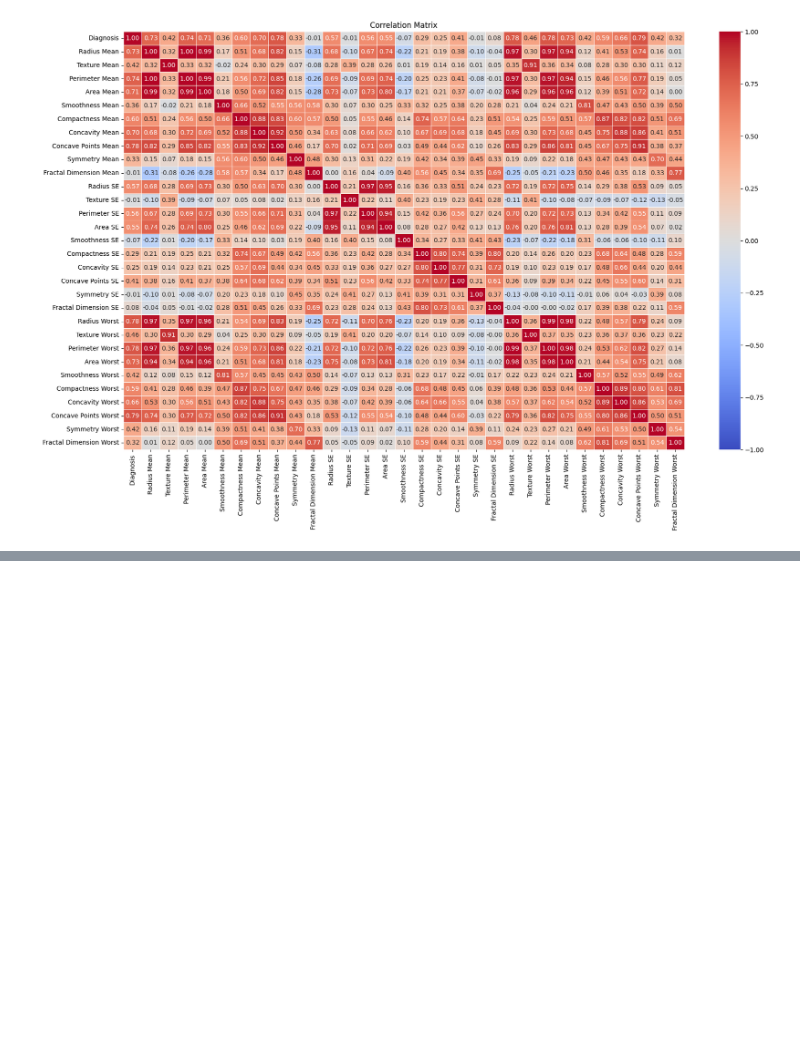
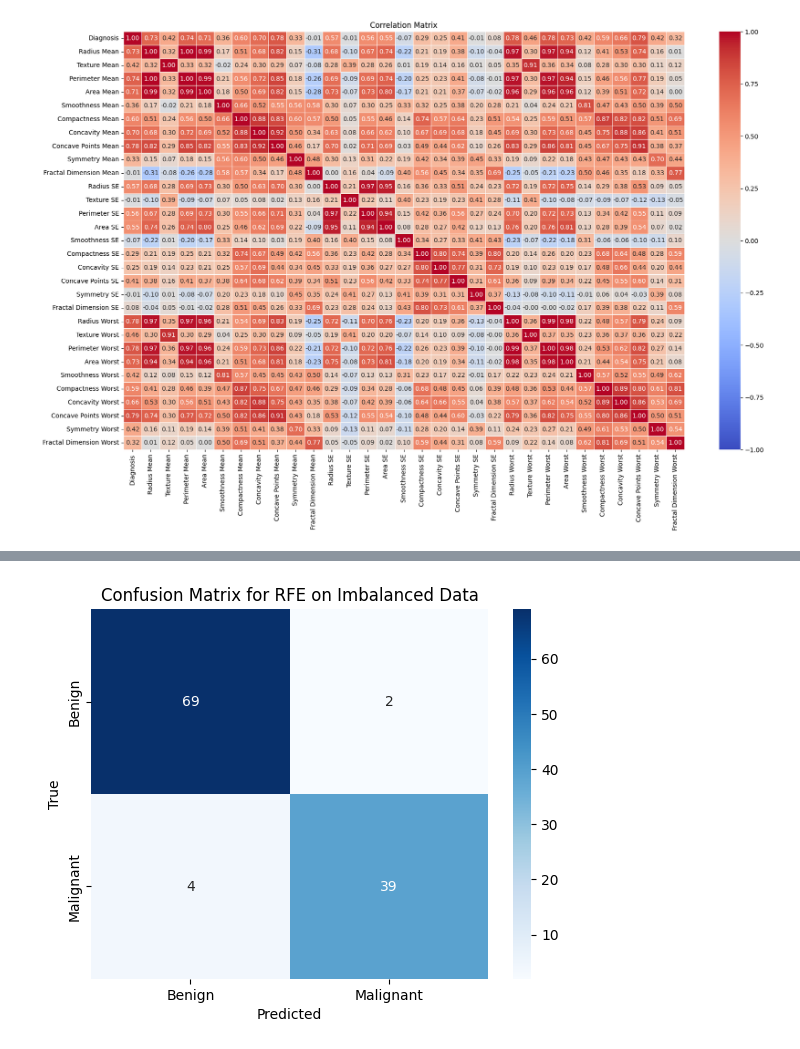
Before and after one commit to harsha5428/datascience_project, a Jupyter notebook: final_project.ipynb, the cells around one changed output, grey strips where cells are left out. Saved outputs shown, nothing was run; the diff lists cells and outputs as text; code cells hidden in the pictures; blank space fills up the shorter version.

```diff
--- a/final_project.ipynb
+++ b/final_project.ipynb
@@ -155,0 +326,15 @@ plt.show()
+# %%
+#hyper parameter tuning for imbalance
+grid_rf_imbalanced = GridSearchCV(estimator=RandomForestClassifier(random_state=42),
+                                   param_grid=param_grid_rf,
+                                   cv=5, scoring='accuracy', n_jobs=-1)
+grid_rf_imbalanced.fit(X_train, y_train)
+
+# Print the best parameters and score for the imbalanced dataset
+print("Best parameters for Random Forest (Imbalanced Data):", grid_rf_imbalanced.best_params_)
+print("Best cross-validated accuracy (Imbalanced Data):", grid_rf_imbalanced.best_score_)
+
+# Train the model with the best parameters
+best_rf_imbalanced = grid_rf_imbalanced.best_estimator_
+best_rf_imbalanced.fit(X_train, y_train)
+y_pred_best_rf_imbalanced = best_rf_imbalanced.predict(X_test)
@@ -155,0 +359,2 @@ plt.show()
+# %%
+plot_learning_curve(best_rf_imbalanced, X_train, y_train, cv=5, title="Learning Curve for Best Random Forest (Imbalanced Data)")
@@ -155,0 +421,9 @@ plt.show()
+# %%
+conf_matrix_rfe = confusion_matrix(y_test, y_pred_rfe)
+sns.heatmap(conf_matrix_rfe, annot=True, fmt='d', cmap='Blues', xticklabels=['Benign', 'Malignant'], yticklabels=['Benign', 'Malignant'])
+plt.title('Confusion Matrix for RFE on Imbalanced Data')
+plt.xlabel('Predicted')
+plt.ylabel('True')
+plt.show()
+# %% [output]
+[figure, added]
```
Also changed, not shown: parts of 38 cells of this notebook.
